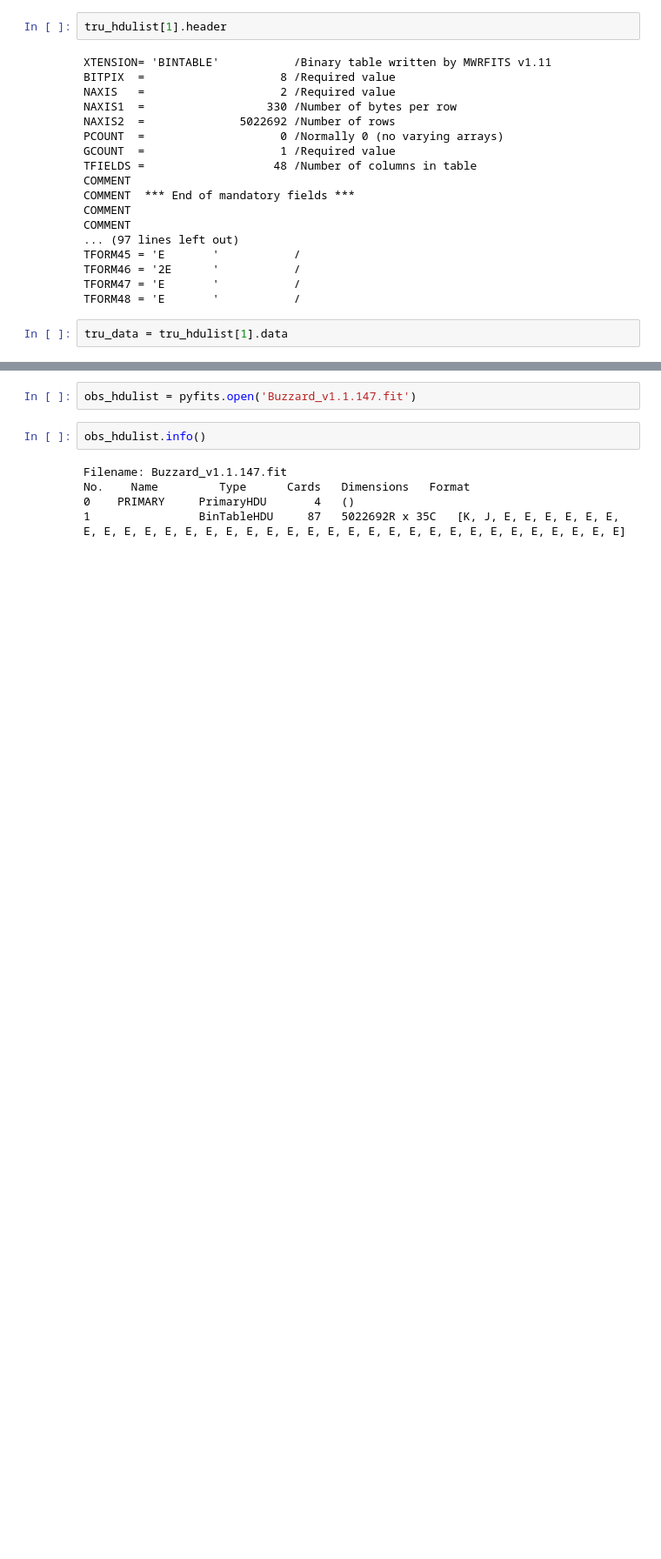
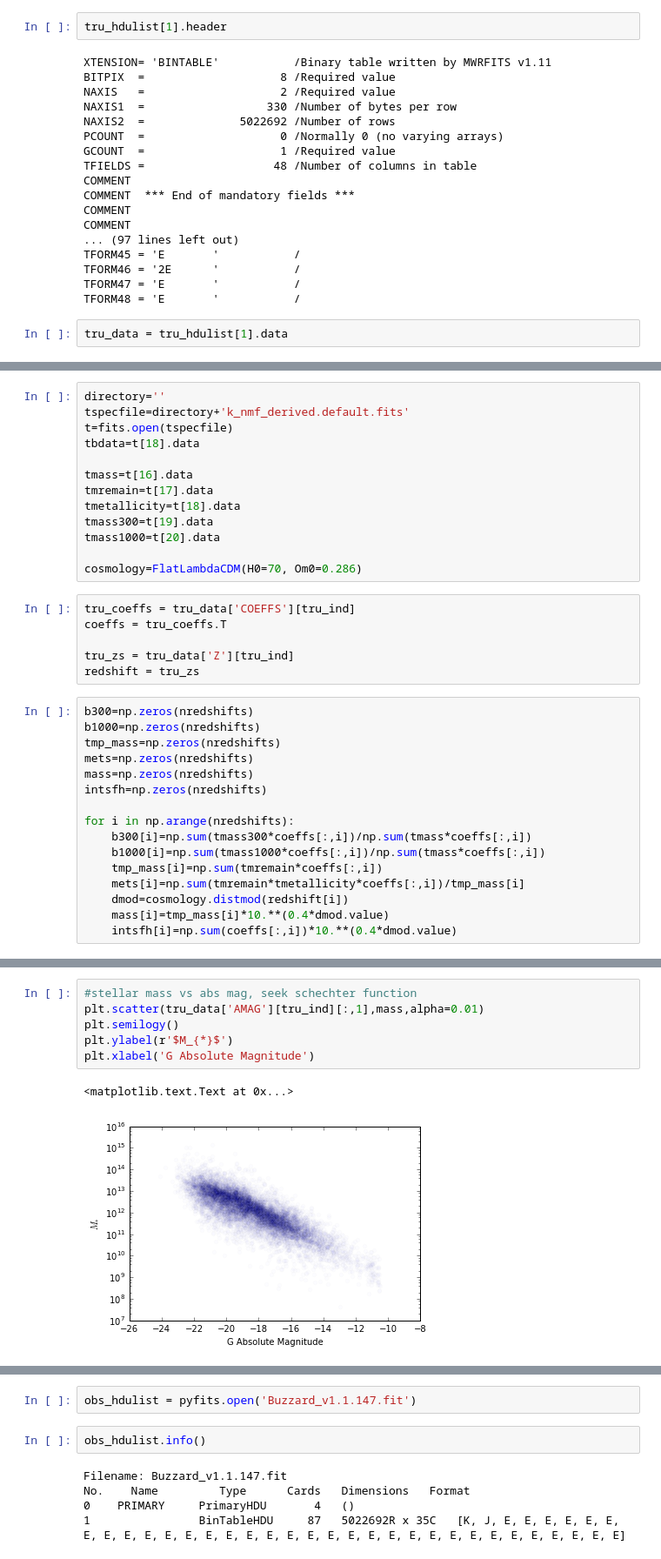
Before and after one commit to aimalz/pretzal, a Jupyter notebook: data-exploration.ipynb, the cells around one changed output, grey strips where cells are left out. Shown at 87% size. Cells and saved outputs as stored; diff of their text form; blank space fills up the shorter version.

```diff
--- a/data-exploration.ipynb
+++ b/data-exploration.ipynb
@@ -38,0 +51,35 @@ tru_data = tru_hdulist[1].data
+# %%
+directory=''
+tspecfile=directory+'k_nmf_derived.default.fits'
+t=fits.open(tspecfile)
+tbdata=t[18].data
+
+tmass=t[16].data
+tmremain=t[17].data
+tmetallicity=t[18].data
+tmass300=t[19].data
+tmass1000=t[20].data
+
+cosmology=FlatLambdaCDM(H0=70, Om0=0.286)
+# %%
+tru_coeffs = tru_data['COEFFS'][tru_ind]
+coeffs = tru_coeffs.T
+
+tru_zs = tru_data['Z'][tru_ind]
+redshift = tru_zs
+# %%
+b300=np.zeros(nredshifts)
+b1000=np.zeros(nredshifts)
+tmp_mass=np.zeros(nredshifts)
+mets=np.zeros(nredshifts)
+mass=np.zeros(nredshifts)
+intsfh=np.zeros(nredshifts)
+
+for i in np.arange(nredshifts):
+    b300[i]=np.sum(tmass300*coeffs[:,i])/np.sum(tmass*coeffs[:,i])
+    b1000[i]=np.sum(tmass1000*coeffs[:,i])/np.sum(tmass*coeffs[:,i])
+    tmp_mass[i]=np.sum(tmremain*coeffs[:,i])
+    mets[i]=np.sum(tmremain*tmetallicity*coeffs[:,i])/tmp_mass[i]
+    dmod=cosmology.distmod(redshift[i])
+    mass[i]=tmp_mass[i]*10.**(0.4*dmod.value)
+    intsfh[i]=np.sum(coeffs[:,i])*10.**(0.4*dmod.value)
@@ -38,0 +98,9 @@ tru_data = tru_hdulist[1].data
+# %%
+#stellar mass vs abs mag, seek schechter function
+plt.scatter(tru_data['AMAG'][tru_ind][:,1],mass,alpha=0.01)
+plt.semilogy()
+plt.ylabel(r'$M_{*}$')
+plt.xlabel('G Absolute Magnitude')
+# %% [output]
+<matplotlib.text.Text at 0x...>
+[figure, added]
```
Also changed, not shown: parts of 10 cells of this notebook.
